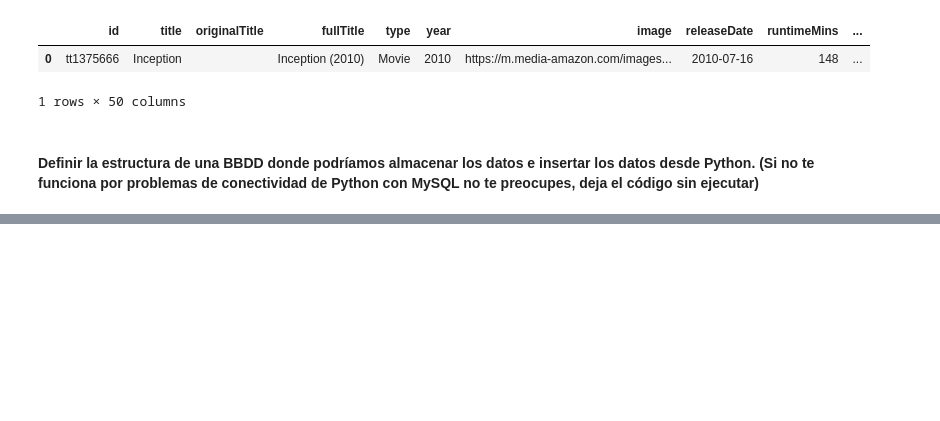
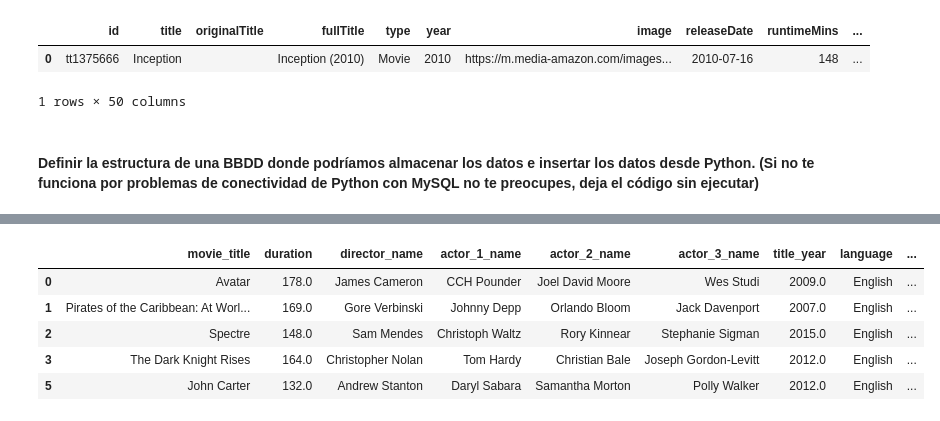
Before and after one commit to antoanela31/ETL-EDA-antoanela, a Jupyter notebook: ETl.ipynb, the cells around one changed output, grey strips where cells are left out. Cells and saved outputs as stored; diff of their text form; code cells hidden in the pictures; blank space fills up the shorter version.

```diff
--- a/ETl.ipynb
+++ b/ETl.ipynb
@@ -103,0 +147,14 @@ df= pd.read_csv('/mnt/c/Users/antoa/Desktop/ADALAB/reevaluacion/reevaluacion-mod
+# %%
+df1= df.drop(['director_facebook_likes','actor_1_facebook_likes','actor_2_facebook_likes',  'actor_3_facebook_likes', 'num_user_for_reviews',
+       'num_critic_for_reviews', 'num_voted_users',
+       'cast_total_facebook_likes', 'movie_facebook_likes', 'plot_keywords',
+       'facenumber_in_poster','color', 'content_rating', 'aspect_ratio', 'movie_imdb_link', 'genre_2'], axis=1)
+# %%
+df1.head()
+# %% [output]
+|  | movie_title | duration | director_name | actor_1_name | actor_2_name | actor_3_name | title_year | language | ... |
+| 0 | Avatar | 178.0 | James Cameron | CCH Pounder | Joel David Moore | Wes Studi | 2009.0 | English | ... |
+| 1 | Pirates of the Caribbean: At Worl... | 169.0 | Gore Verbinski | Johnny Depp | Orlando Bloom | Jack Davenport | 2007.0 | English | ... |
+| 2 | Spectre | 148.0 | Sam Mendes | Christoph Waltz | Rory Kinnear | Stephanie Sigman | 2015.0 | English | ... |
+| 3 | The Dark Knight Rises | 164.0 | Christopher Nolan | Tom Hardy | Christian Bale | Joseph Gordon-Levitt | 2012.0 | English | ... |
+| 5 | John Carter | 132.0 | Andrew Stanton | Daryl Sabara | Samantha Morton | Polly Walker | 2012.0 | English | ... |
```
Also changed, not shown: parts of 20 cells of this notebook, 1 other file.
